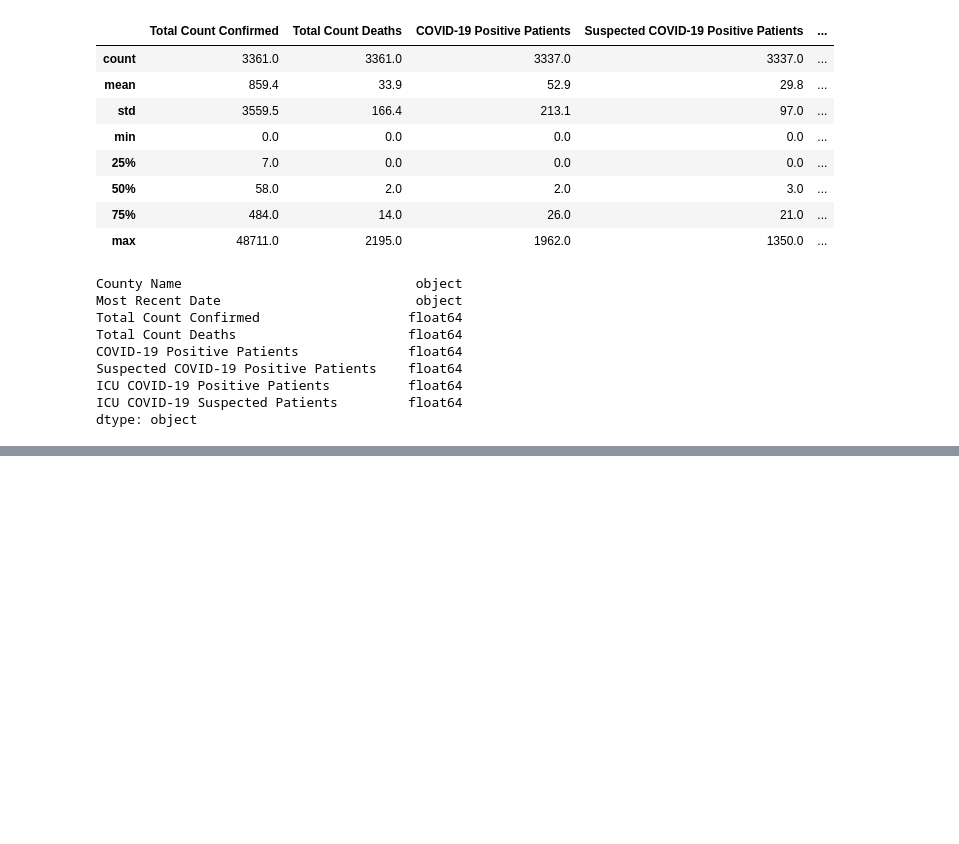
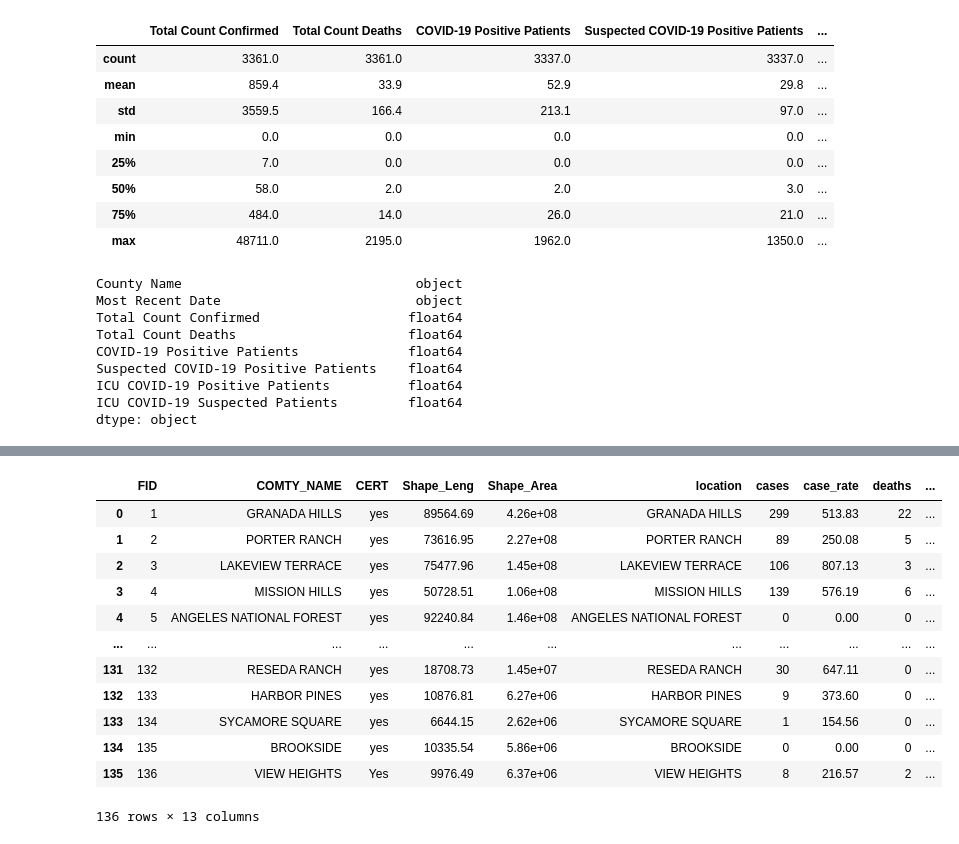
Before and after one commit to salma71/COVID_-LA, a Jupyter notebook: data_expolration.ipynb, the cells around one changed output, grey strips where cells are left out. Drawn from its saved outputs; the diff is of its cells as text; code cells hidden in the pictures; blank space fills up the shorter version.

Commit message:
fetch by neighbor data

```diff
--- a/data_expolration.ipynb
+++ b/data_expolration.ipynb
@@ -61,3 +61,22 @@ display(tot_cases.corr(method='pearson'))
 | Suspected COVID-19 Positive Patients | 0.68 | 0.65 | 0.86 | 1.00 | ... |
 | ICU COVID-19 Positive Patients | 0.83 | 0.81 | 0.99 | 0.89 | ... |
 | ICU COVID-19 Suspected Patients | 0.68 | 0.64 | 0.86 | 0.97 | ... |
+# %%
+url_2 =  'https://raw.githubusercontent.com/salma71/COVID_LA/salma/datasets/COVID19_by_Neighborhood.csv'
+by_neighbour = pd.read_csv(url_2)
+with pd.option_context('display.max_columns', None):
+  display(by_neighbour)
+# %% [output]
+|  | FID | COMTY_NAME | CERT | Shape_Leng | Shape_Area | location | cases | case_rate | deaths | ... |
+| 0 | 1 | GRANADA HILLS | yes | 89564.69 | 4.26e+08 | GRANADA HILLS | 299 | 513.83 | 22 | ... |
+| 1 | 2 | PORTER RANCH | yes | 73616.95 | 2.27e+08 | PORTER RANCH | 89 | 250.08 | 5 | ... |
+| 2 | 3 | LAKEVIEW TERRACE | yes | 75477.96 | 1.45e+08 | LAKEVIEW TERRACE | 106 | 807.13 | 3 | ... |
+| 3 | 4 | MISSION HILLS | yes | 50728.51 | 1.06e+08 | MISSION HILLS | 139 | 576.19 | 6 | ... |
+| 4 | 5 | ANGELES NATIONAL FOREST | yes | 92240.84 | 1.46e+08 | ANGELES NATIONAL FOREST | 0 | 0.00 | 0 | ... |
+| ... | ... | ... | ... | ... | ... | ... | ... | ... | ... | ... |
+| 131 | 132 | RESEDA RANCH | yes | 18708.73 | 1.45e+07 | RESEDA RANCH | 30 | 647.11 | 0 | ... |
+| 132 | 133 | HARBOR PINES | yes | 10876.81 | 6.27e+06 | HARBOR PINES | 9 | 373.60 | 0 | ... |
+| 133 | 134 | SYCAMORE SQUARE | yes | 6644.15 | 2.62e+06 | SYCAMORE SQUARE | 1 | 154.56 | 0 | ... |
+| 134 | 135 | BROOKSIDE | yes | 10335.54 | 5.86e+06 | BROOKSIDE | 0 | 0.00 | 0 | ... |
+| 135 | 136 | VIEW HEIGHTS | Yes | 9976.49 | 6.37e+06 | VIEW HEIGHTS | 8 | 216.57 | 2 | ... |
+136 rows × 13 columns
```
Also changed, not shown: parts of 3 cells of this notebook.
